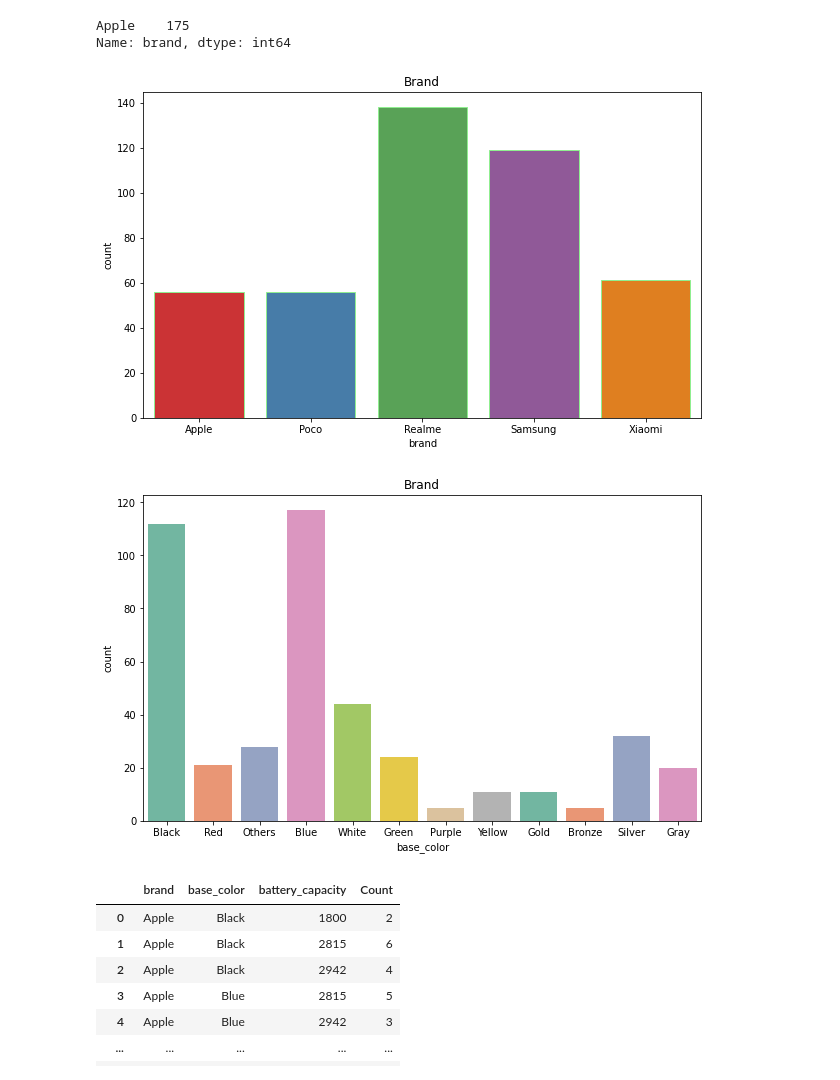
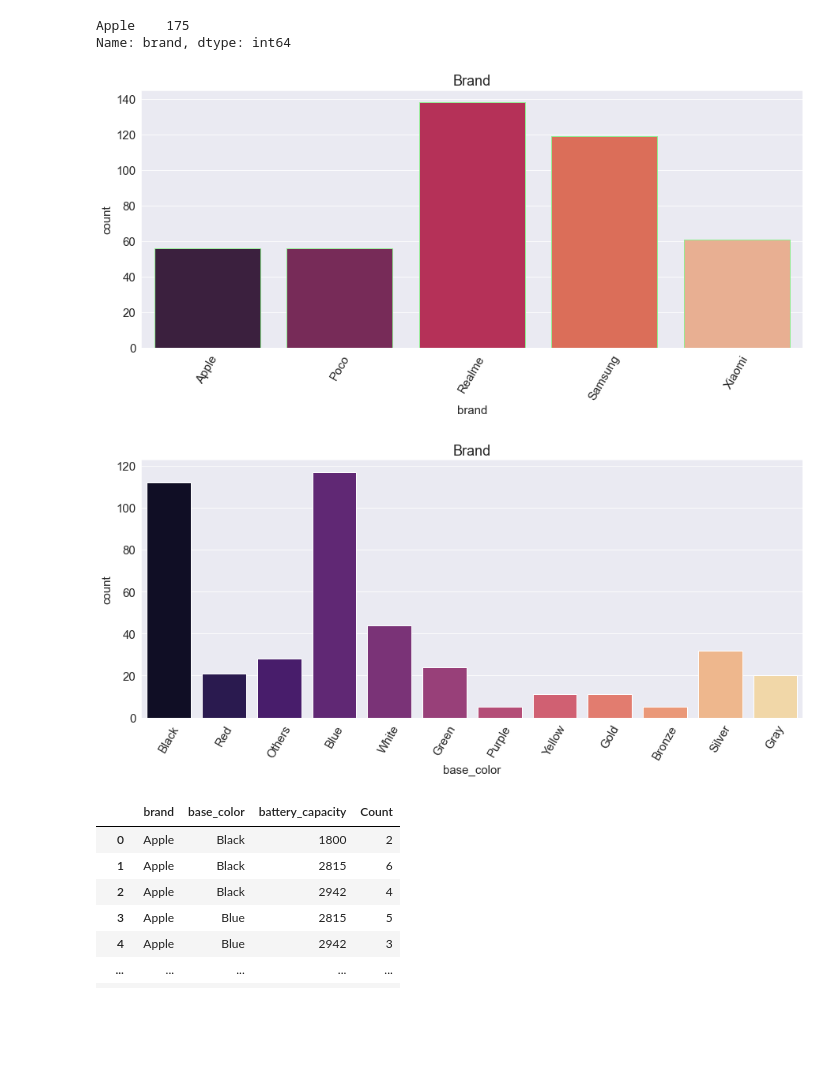
Before and after one commit to Arpan-tech-create/Exploratory_Data_Analysis, a Jupyter notebook: Mobile Sales.ipynb, the cells around one changed output. Saved outputs shown, nothing was run; the diff lists cells and outputs as text; code cells hidden in the pictures; blank space fills up the shorter version.

```diff
--- a/Mobile Sales.ipynb
+++ b/Mobile Sales.ipynb
@@ -2,6 +2,11 @@
 import pandas as pd
 import matplotlib.pyplot as plt
 import seaborn as sns
+
+
+
+plt.rcParams['font.size']=15
+sns.set_style('darkgrid')
 # %%
 read=pd.read_csv('Flipkart Mobile - 2.csv')
 # %%
@@ -134,20 +169,22 @@ Apple    175
 Name: brand, dtype: int64
 # %%
 #count plots
-plt.figure(figsize = (10,6))
-sns.countplot(read['brand'], palette = 'Set1',edgecolor='lightgreen')
+plt.figure(figsize = (15,6))
+sns.countplot(read['brand'], palette = 'rocket',edgecolor='lightgreen')
 plt.title("Brand")
+plt.xticks(rotation=60)
 plt.show()
 # %% [output]
-[figure, old version]
+[figure, new version]
 # %%
 #base color counts
-plt.figure(figsize = (10,6))
-sns.countplot(read['base_color'], palette = 'Set2')
+plt.figure(figsize = (15,6))
+sns.countplot(read['base_color'], palette = 'magma')
 plt.title("Brand")
+plt.xticks(rotation=60)
 plt.show()
 # %% [output]
-[figure, old version]
+[figure, new version]
 # %%
 my_brand = read.groupby(['brand', 'base_color','battery_capacity']).size().reset_index(name = 'Count')
 my_brand
```
Also changed, not shown: parts of 30 cells of this notebook, 4 other files.
